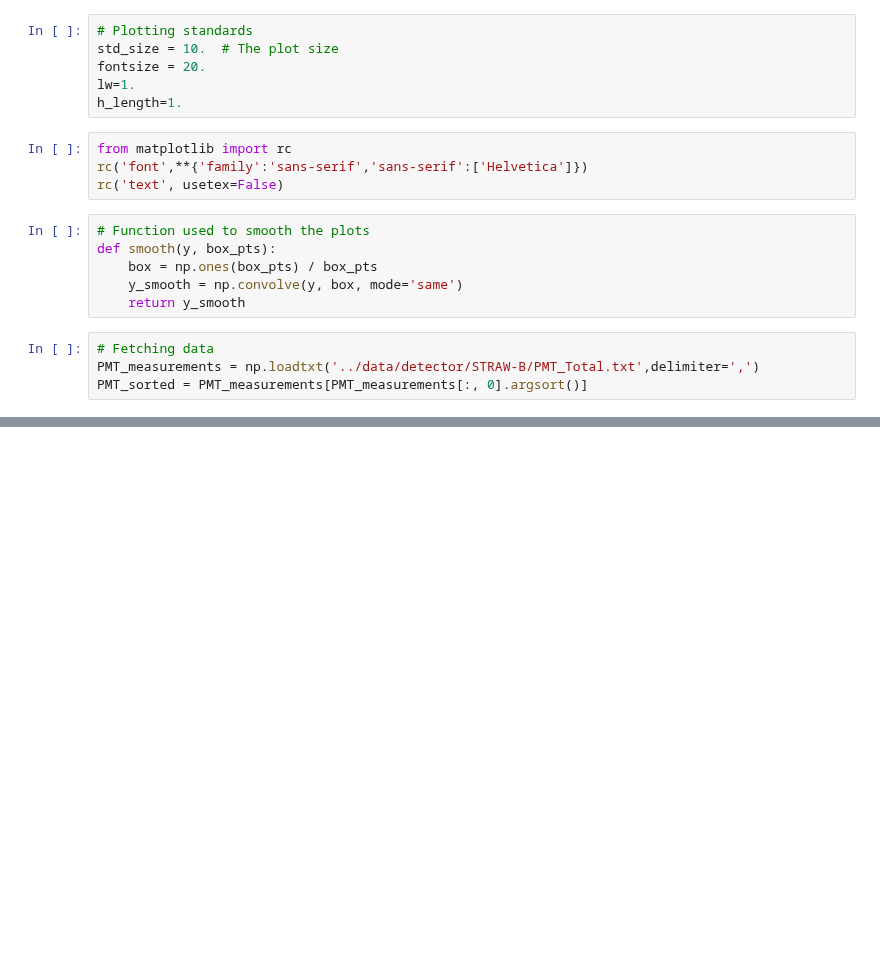
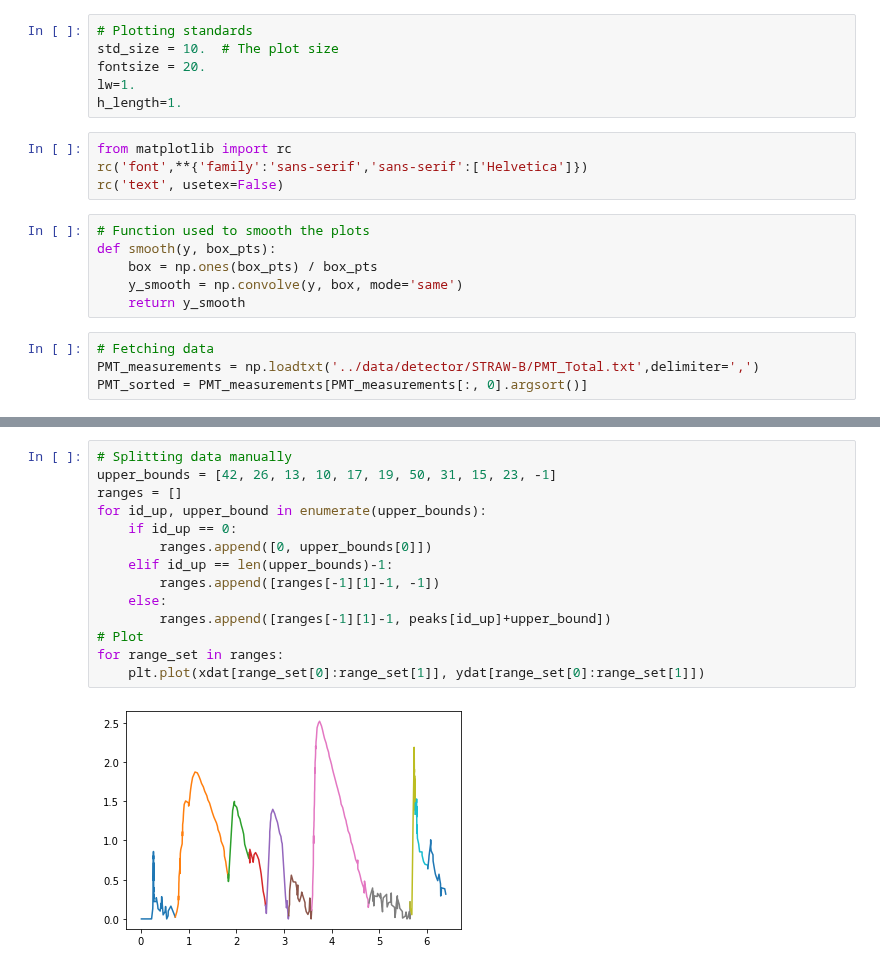
Before and after one commit to MeighenBergerS/fourth_day, a Jupyter notebook: probabilistic_modelling/probabilistic_comp_strawb_v2.ipynb, the cells around one changed output, grey strips where cells are left out. Drawn from its saved outputs; the diff is of its cells as text; blank space fills up the shorter version.

```diff
--- a/probabilistic_modelling/probabilistic_comp_strawb_v2.ipynb
+++ b/probabilistic_modelling/probabilistic_comp_strawb_v2.ipynb
@@ -324,0 +327,16 @@ plt.show()
+# %%
+# Splitting data manually
+upper_bounds = [42, 26, 13, 10, 17, 19, 50, 31, 15, 23, -1]
+ranges = []
+for id_up, upper_bound in enumerate(upper_bounds):
+    if id_up == 0:
+        ranges.append([0, upper_bounds[0]])
+    elif id_up == len(upper_bounds)-1:
+        ranges.append([ranges[-1][1]-1, -1])
+    else:
+        ranges.append([ranges[-1][1]-1, peaks[id_up]+upper_bound])
+# Plot
+for range_set in ranges:
+    plt.plot(xdat[range_set[0]:range_set[1]], ydat[range_set[0]:range_set[1]])
+# %% [output]
+[figure, added]
```
Also changed, not shown: parts of 10 cells of this notebook.
